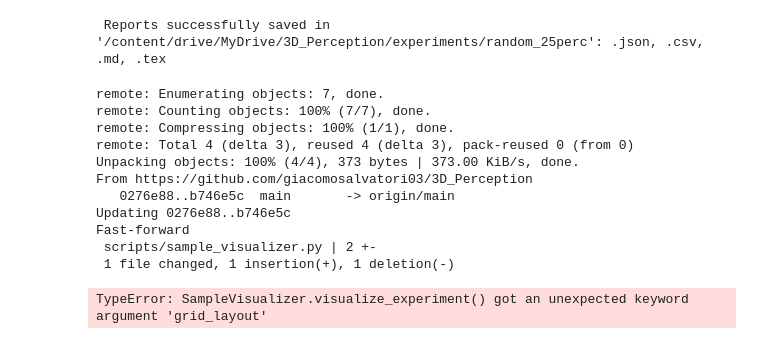
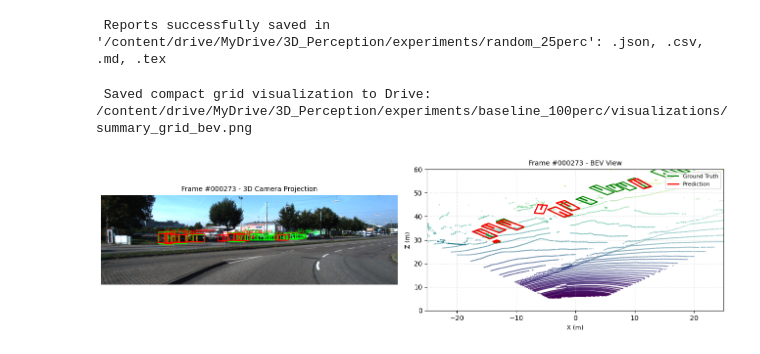
Before and after one commit to giacomosalvatori03/3D_Perception, a Jupyter notebook: notebooks/01_lidar_degradation.ipynb, the cells around one changed output. Saved outputs shown, nothing was run; the diff lists cells and outputs as text; code cells hidden in the pictures.

```diff
--- a/notebooks/01_lidar_degradation.ipynb
+++ b/notebooks/01_lidar_degradation.ipynb
@@ -226,41 +226,31 @@ KITTI 3D mAP40 Benchmark
 # %%
 import importlib
 import sys
 
 import src
 
 sys.path.insert(0, "/content/3D_Perception")
 
 # Force module reload to clear Python cache
 import scripts.sample_visualizer
 
 importlib.reload(scripts.sample_visualizer)
 from scripts.sample_visualizer import SampleVisualizer
 
 # Initialize and render
 visualizer = SampleVisualizer(
     data_path="/content/drive/MyDrive/3D_Perception/data/kitti_validation"
 )
 
 visualizer.visualize_experiment(
     exp_dir="/content/drive/MyDrive/3D_Perception/experiments/baseline_100perc",
-    num_samples=3,
+    num_samples=1,
     conf_thresh=0.3,
     grid_layout=True,
 )
 # %% [output]
-remote: Enumerating objects: 7, done.
-remote: Counting objects: 100% (7/7), done.
-remote: Compressing objects: 100% (1/1), done.
-remote: Total 4 (delta 3), reused 4 (delta 3), pack-reused 0 (from 0)
-Unpacking objects: 100% (4/4), 373 bytes | 373.00 KiB/s, done.
-From https://github.com/giacomosalvatori03/3D_Perception
-   0276e88..b746e5c  main       -> origin/main
-Updating 0276e88..b746e5c
-Fast-forward
- scripts/sample_visualizer.py | 2 +-
- 1 file changed, 1 insertion(+), 1 deletion(-)
+ Saved compact grid visualization to Drive: /content/drive/MyDrive/3D_Perception/experiments/baseline_100perc/visualizations/summary_grid_bev.png
-TypeError: SampleVisualizer.visualize_experiment() got an unexpected keyword argument 'grid_layout'
+[figure, added]
 # %%
 import sys
 
```
Also changed, not shown: parts of 16 cells of this notebook, 3 other files.
